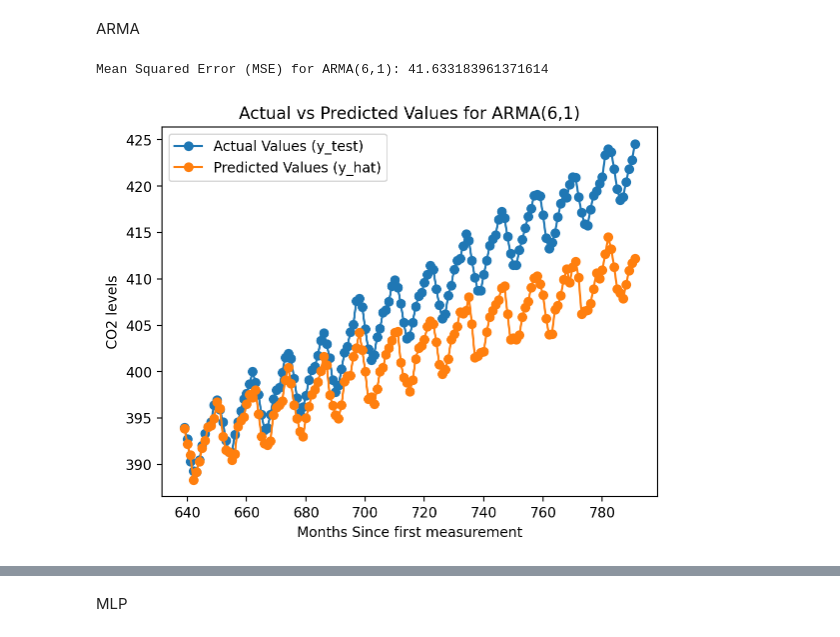
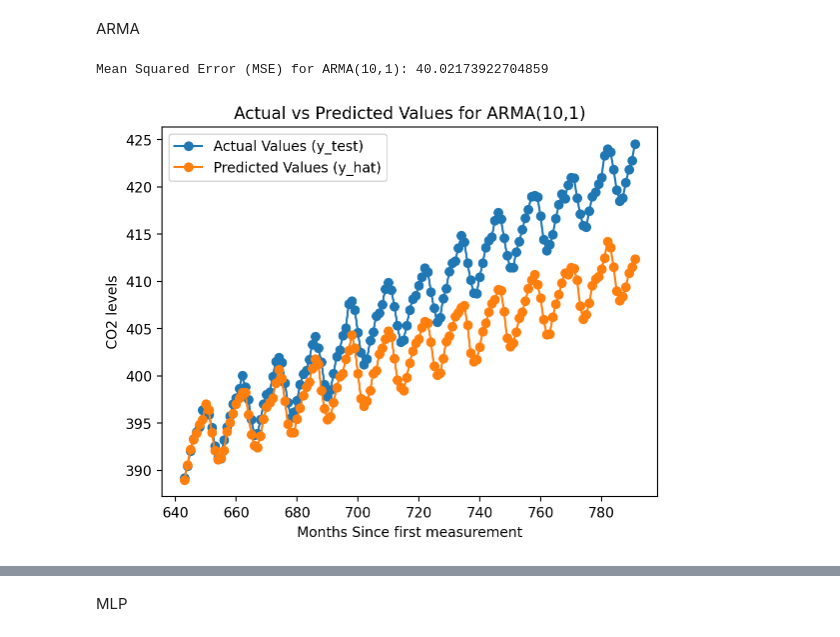
Before and after one commit to HrishikeshCP/assignment-3-es-335-2024-optimizers, a Jupyter notebook: qn3/qn3.ipynb, the cells around one changed output, grey strips where cells are left out. Saved outputs shown, nothing was run; the diff lists cells and outputs as text; code cells hidden in the pictures.

```diff
--- a/qn3/qn3.ipynb
+++ b/qn3/qn3.ipynb
@@ -127,6 +127,9 @@ import numpy as np
 import pandas as pd
 import matplotlib.pyplot as plt
 from statsmodels.tsa.arima.model import ARIMA
+
+# Set random seed for reproducibility
+np.random.seed(42)
 
 # Define a function to create dataset for ARMA model
 def make_dataset_arma(y, X, p, q):
@@ -140,33 +143,33 @@ def make_dataset_arma(y, X, p, q):
         months_train.append(X[i])
 
     return np.array(X_train), np.array(y_train), np.array(months_train)
 
 # Example run of the model using ARMA(2, 1)
-p = 6  # AR order
+p = 10  # AR order
 q = 1  # MA order
 
 X_train_arma, y_train_arma, months_train_arma = make_dataset_arma(train_data, X_train_data, p, q)
 X_test_arma, y_test_arma, months_test_arma = make_dataset_arma(test_data, X_test_data, p, q)
 
 # Fit the ARMA model
 model_arma = ARIMA(y_train_arma, order=(p, 0, q), exog=X_train_arma)
 result_arma = model_arma.fit()
 
 # Forecast
 y_hat_arma = result_arma.forecast(steps=len(X_test_arma), exog=X_test_arma)
 
 # Calculate Mean Squared Error (MSE)
 mse_arma = np.mean((y_test_arma - y_hat_arma)**2)
 print(f"Mean Squared Error (MSE) for ARMA({p},{q}): {mse_arma}")
 
 # Plotting the predicted output for ARMA model
 plt.plot(months_test_arma, y_test_arma, label='Actual Values (y_test)', marker='o')
 plt.plot(months_test_arma, y_hat_arma, label='Predicted Values (y_hat)', marker='o')
 plt.xlabel('Months Since first measurement')
 plt.ylabel('CO2 levels')
 plt.title(f'Actual vs Predicted Values for ARMA({p},{q})')
 plt.legend()
 plt.show()
 # %% [output]
-Mean Squared Error (MSE) for ARMA(6,1): 41.633183961371614
+Mean Squared Error (MSE) for ARMA(10,1): 40.02173922704859
-[figure, old version]
+[figure, new version]
```
Also changed, not shown: parts of 2 cells of this notebook.
